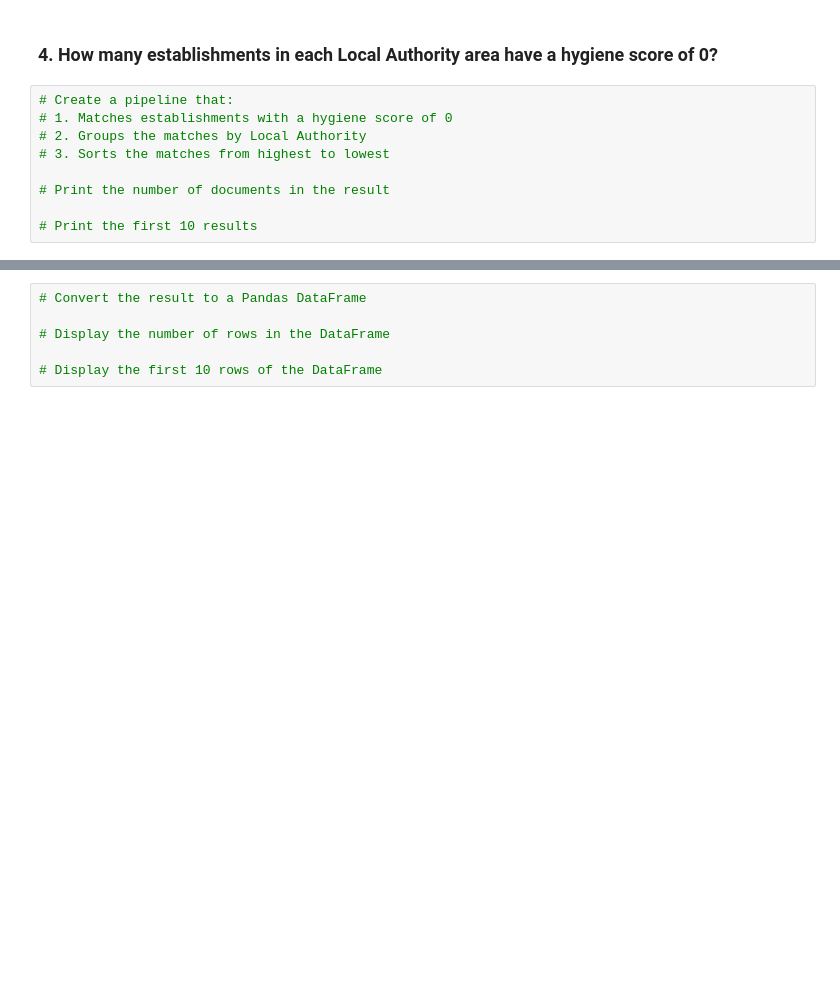
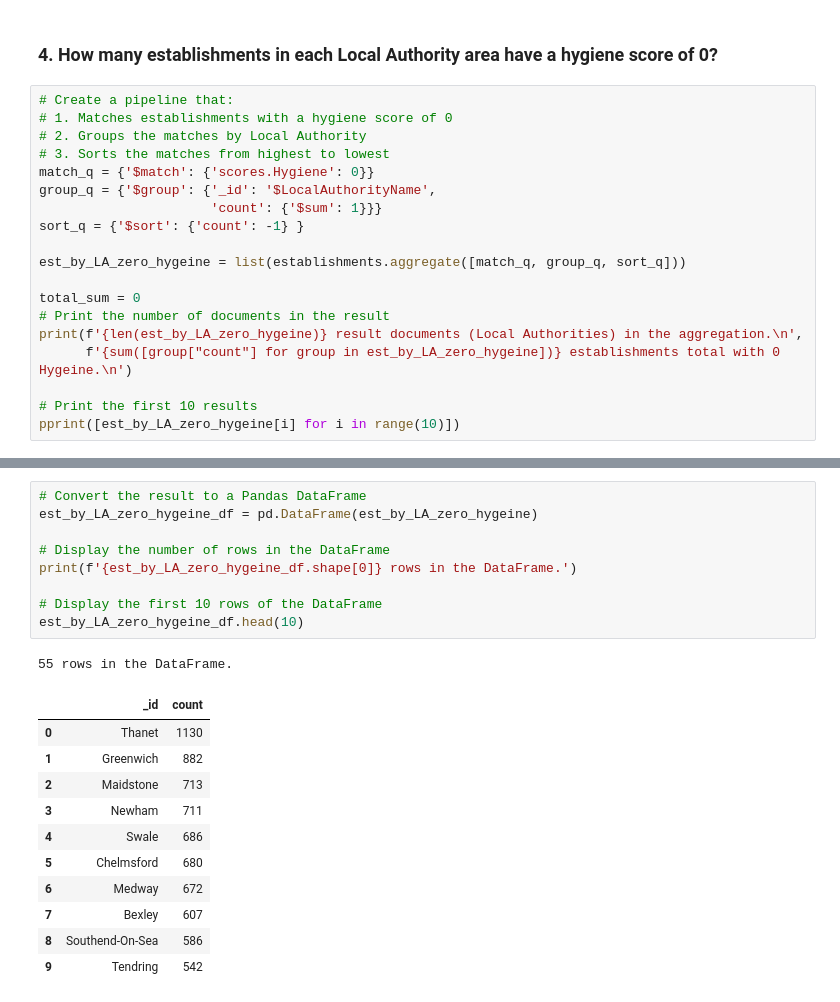
Before and after one commit to AshelynAllred/nosql-challenge, a Jupyter notebook: NoSQL_analysis_starter.ipynb, the cells around one changed output, grey strips where cells are left out. Saved outputs shown, nothing was run; the diff lists cells and outputs as text; blank space fills up the shorter version.

```diff
--- a/NoSQL_analysis_starter.ipynb
+++ b/NoSQL_analysis_starter.ipynb
@@ -147,7 +200,17 @@ sort =
 # 1. Matches establishments with a hygiene score of 0
 # 2. Groups the matches by Local Authority
 # 3. Sorts the matches from highest to lowest
+match_q = {'$match': {'scores.Hygiene': 0}}
+group_q = {'$group': {'_id': '$LocalAuthorityName',
+                      'count': {'$sum': 1}}}
+sort_q = {'$sort': {'count': -1} }
 
+est_by_LA_zero_hygeine = list(establishments.aggregate([match_q, group_q, sort_q]))
+
+total_sum = 0
 # Print the number of documents in the result
+print(f'{len(est_by_LA_zero_hygeine)} result documents (Local Authorities) in the aggregation.\n',
+      f'{sum([group["count"] for group in est_by_LA_zero_hygeine])} establishments total with 0 Hygeine.\n')
 
 # Print the first 10 results
+pprint([est_by_LA_zero_hygeine[i] for i in range(10)])
@@ -154,6 +231,22 @@ sort =
 # %%
 # Convert the result to a Pandas DataFrame
+est_by_LA_zero_hygeine_df = pd.DataFrame(est_by_LA_zero_hygeine)
 
 # Display the number of rows in the DataFrame
+print(f'{est_by_LA_zero_hygeine_df.shape[0]} rows in the DataFrame.')
 
 # Display the first 10 rows of the DataFrame
+est_by_LA_zero_hygeine_df.head(10)
+# %% [output]
+55 rows in the DataFrame.
+|  | _id | count |
+| 0 | Thanet | 1130 |
+| 1 | Greenwich | 882 |
+| 2 | Maidstone | 713 |
+| 3 | Newham | 711 |
+| 4 | Swale | 686 |
+| 5 | Chelmsford | 680 |
+| 6 | Medway | 672 |
+| 7 | Bexley | 607 |
+| 8 | Southend-On-Sea | 586 |
+| 9 | Tendring | 542 |
```
Also changed, not shown: parts of 6 cells of this notebook, 2 other files.
